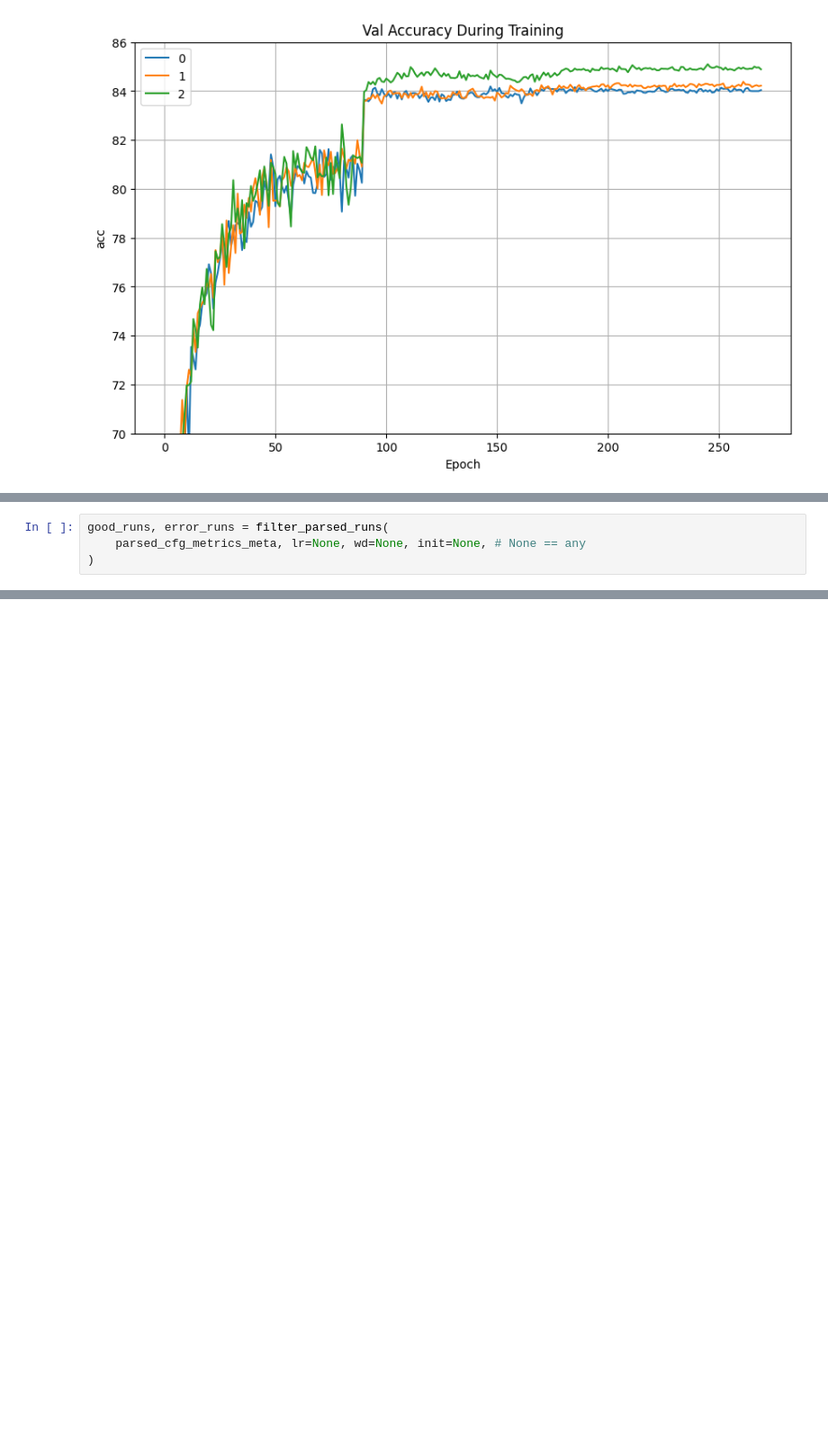
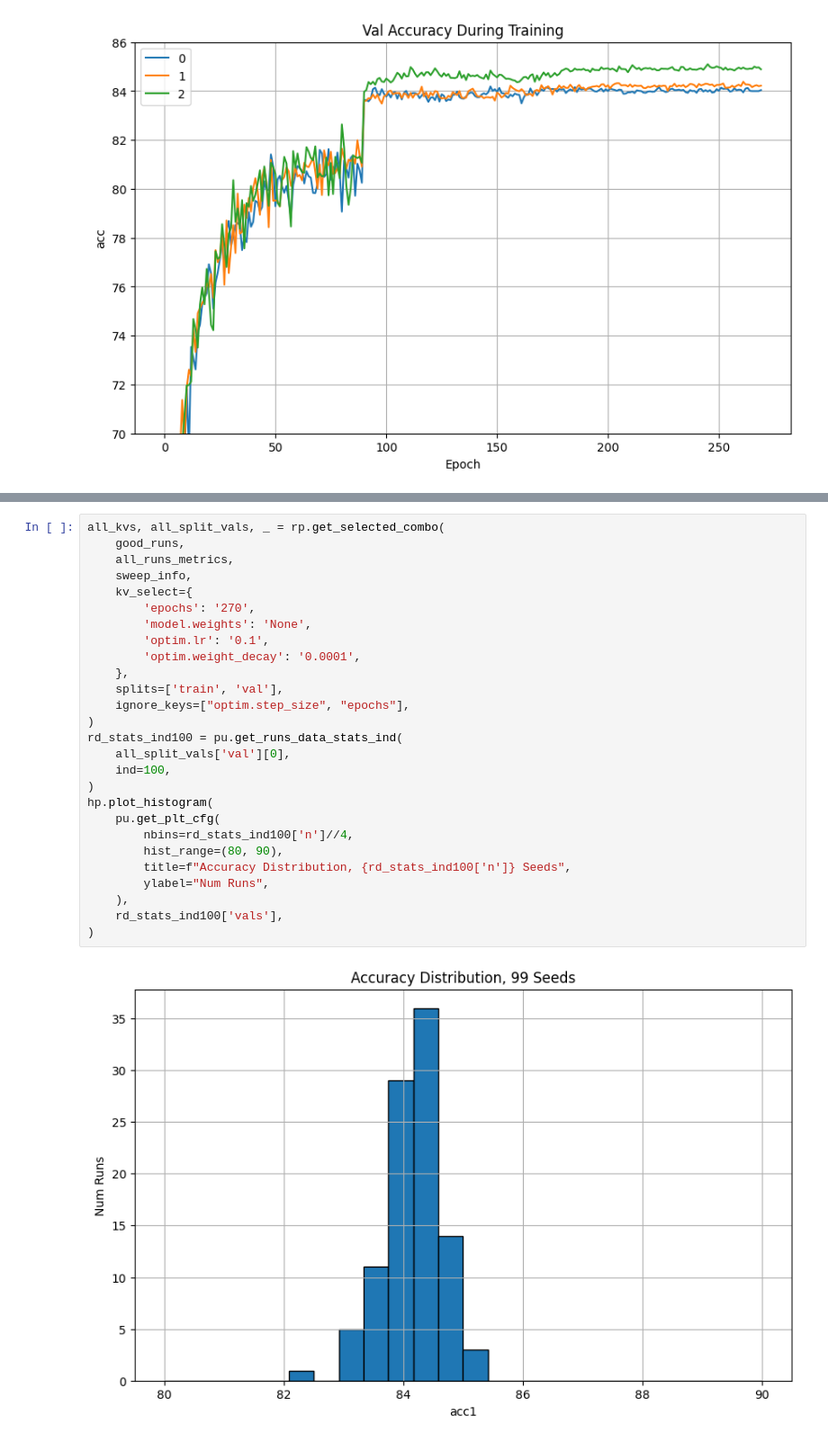
Before and after one commit to drothermel/dr_gen, a Jupyter notebook: notebooks/calc_metrics.ipynb, the cells around one changed output, grey strips where cells are left out. Shown at 90% size. Cells and saved outputs as stored; diff of their text form; blank space fills up the shorter version.

```diff
--- a/notebooks/calc_metrics.ipynb
+++ b/notebooks/calc_metrics.ipynb
@@ -608,4 +302,0 @@ parsed_cfg_metrics_meta = parse_run_logs(run_logs)
-# %%
-good_runs, error_runs = filter_parsed_runs(
-    parsed_cfg_metrics_meta, lr=None, wd=None, init=None, # None == any
-)
@@ -806,0 +376,29 @@ ks_stat: 1.0000, p_value: 1.4509e-11 | max_val: 81.10, cdf1_val: 1.0000, cdf2_va
+# %%
+all_kvs, all_split_vals, _ = rp.get_selected_combo(
+    good_runs,
+    all_runs_metrics,
+    sweep_info,
+    kv_select={
+        'epochs': '270',
+        'model.weights': 'None',
+        'optim.lr': '0.1',
+        'optim.weight_decay': '0.0001',
+    },
+    splits=['train', 'val'],
+    ignore_keys=["optim.step_size", "epochs"],
+)
+rd_stats_ind100 = pu.get_runs_data_stats_ind(
+    all_split_vals['val'][0],
+    ind=100,
+)
+hp.plot_histogram(
+    pu.get_plt_cfg(
+        nbins=rd_stats_ind100['n']//4,
+        hist_range=(80, 90),
+        title=f"Accuracy Distribution, {rd_stats_ind100['n']} Seeds",
+        ylabel="Num Runs",
+    ),
+    rd_stats_ind100['vals'],
+)
+# %% [output]
+[figure, added]
```
Also changed, not shown: parts of 58 cells of this notebook, 5 other files.
